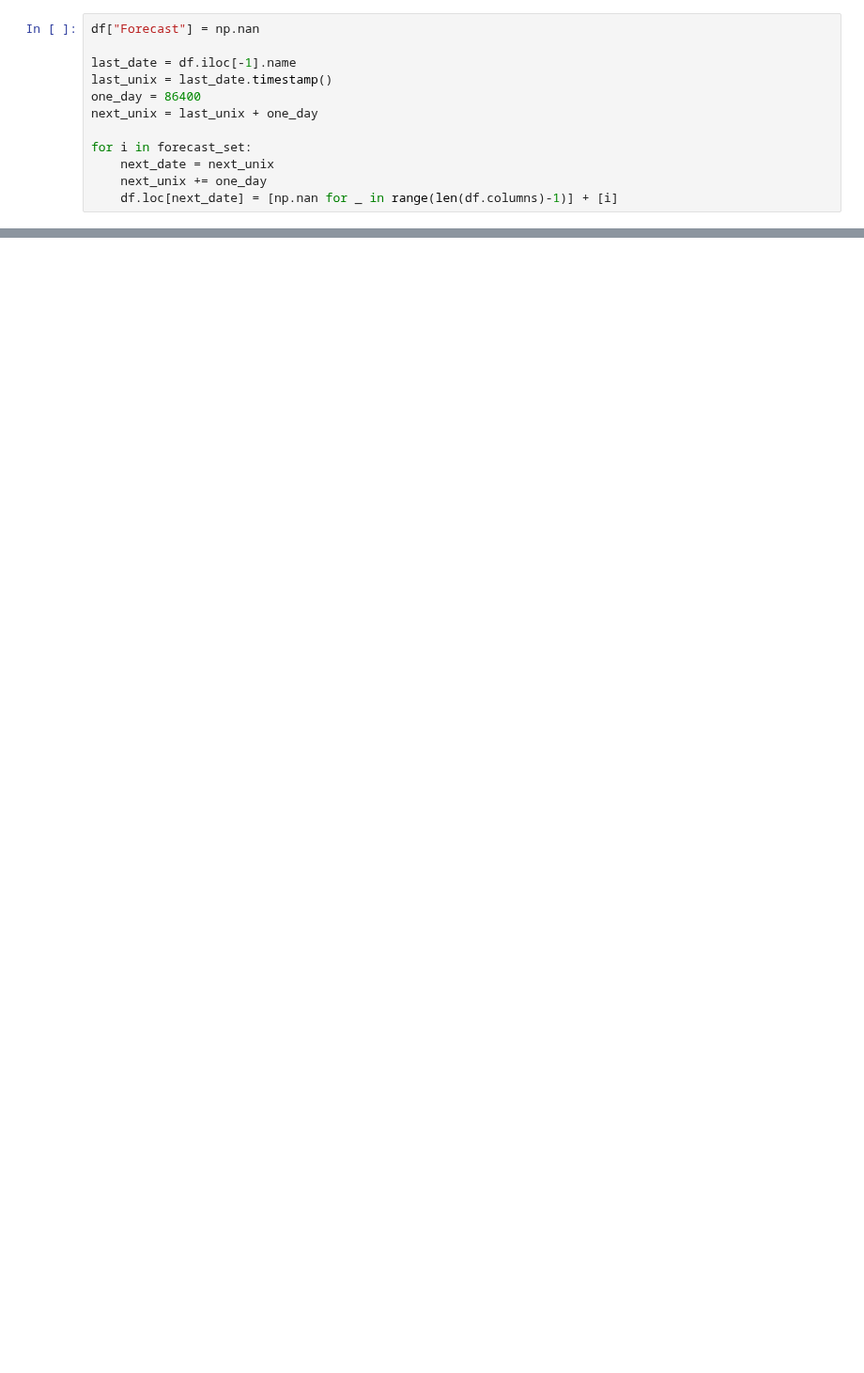
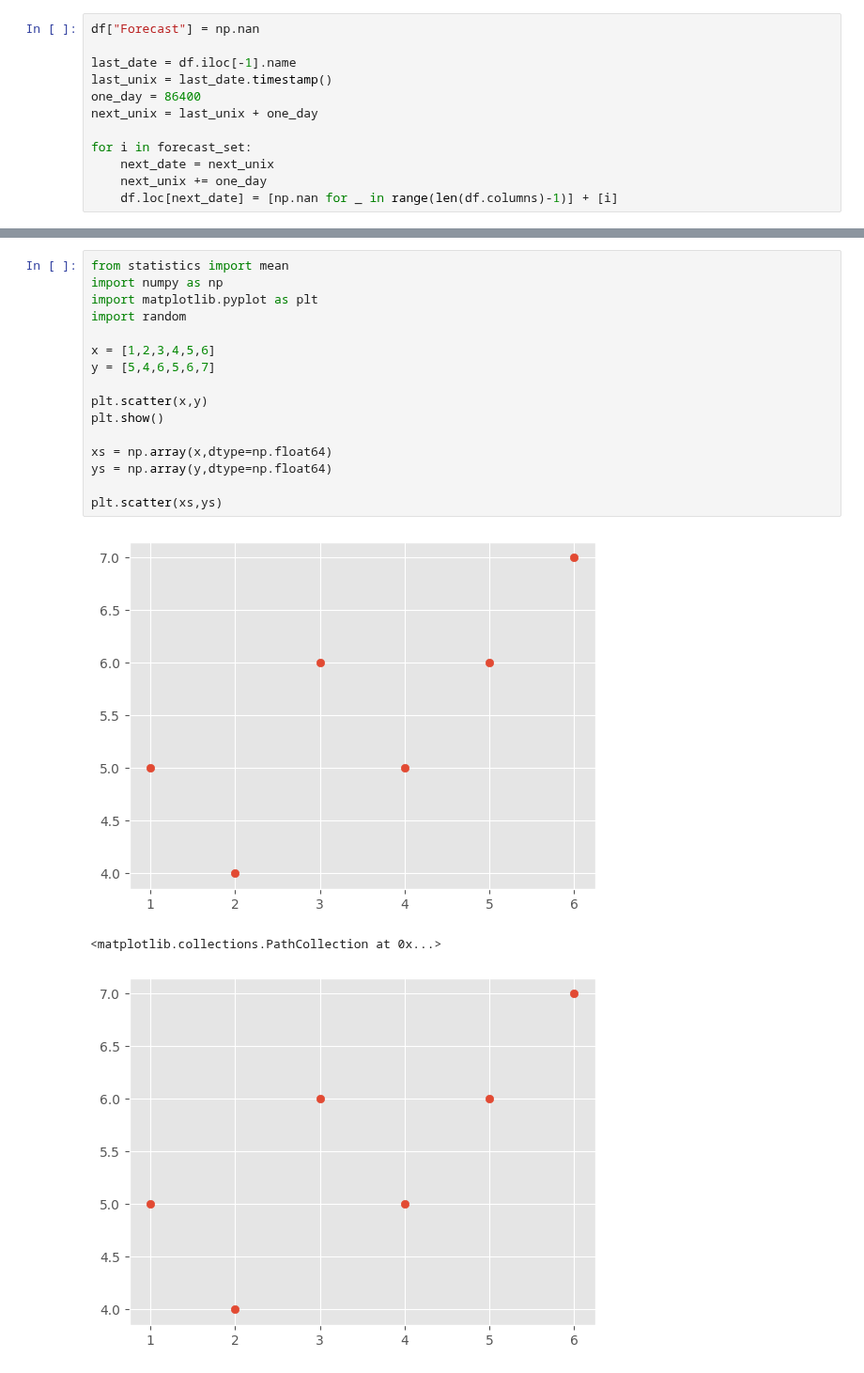
Before and after one commit to sinahyousefi/machine-learning, a Jupyter notebook: regression.ipynb, the cells around one changed output, grey strips where cells are left out. Shown at 94% size. Cells and saved outputs as stored; diff of their text form; blank space fills up the shorter version.

```diff
--- a/regression.ipynb
+++ b/regression.ipynb
@@ -135,0 +147,20 @@ plt.show()
+# %%
+from statistics import mean
+import numpy as np
+import matplotlib.pyplot as plt
+import random
+
+x = [1,2,3,4,5,6]
+y = [5,4,6,5,6,7]
+
+plt.scatter(x,y)
+plt.show()
+
+xs = np.array(x,dtype=np.float64)
+ys = np.array(y,dtype=np.float64)
+
+plt.scatter(xs,ys)
+# %% [output]
+[figure, added]
+<matplotlib.collections.PathCollection at 0x...>
+[figure, added]
```
Also changed, not shown: parts of 6 cells of this notebook, 3 other files.
